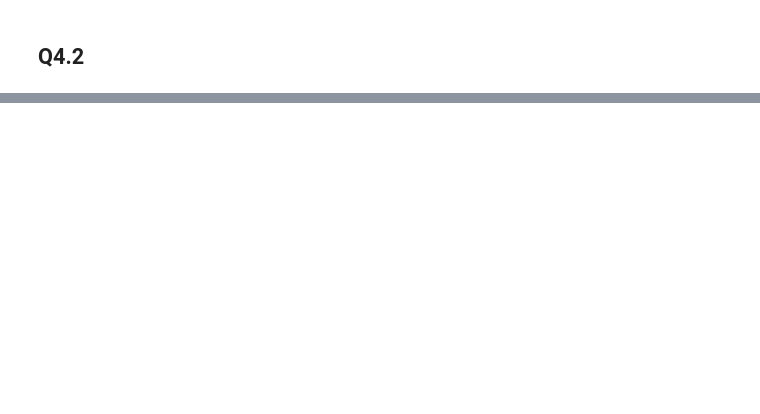
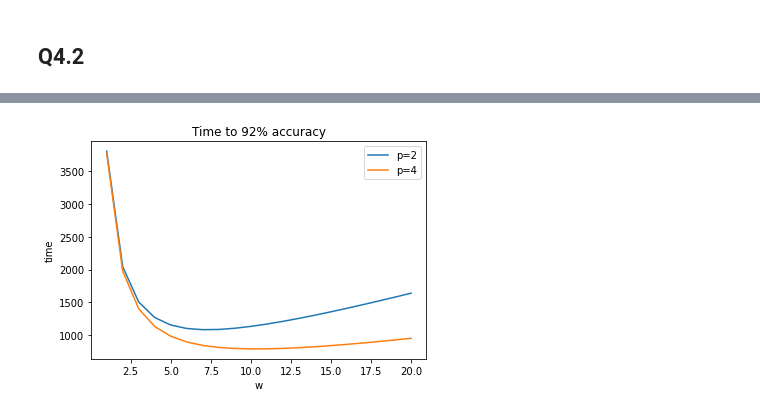
Before and after one commit to codexceed/MS-CS, a Jupyter notebook: Courses/IDLS/hw4/HW4.ipynb, the cells around one changed output, grey strips where cells are left out. Cells and saved outputs as stored; diff of their text form; code cells hidden in the pictures; blank space fills up the shorter version.

```diff
--- a/Courses/IDLS/hw4/HW4.ipynb
+++ b/Courses/IDLS/hw4/HW4.ipynb
@@ -602,0 +919,22 @@ Depth: 56, GPU: V100, Optimus Params: [0.10001268 0.2390411  0.01410085]
+# %%
+def f(p, w):
+    return 1/(theta0*M/w+theta1+theta2*w/p+theta3*w+theta4*p)
+# %%
+workers = np.arange(1,21)
+# %%
+speed_2 = f(2, workers)
+speed_4 = f(4, workers)
+# %%
+time_2 = n/speed_2
+time_4 = n/speed_4
+# %%
+p2 = plt.plot(workers, time_2)
+p4 = plt.plot(workers, time_4)
+plt.title("Time to 92% accuracy")
+plt.xlabel("w")
+plt.ylabel("time")
+plt.legend(labels = ['p=2', 'p=4'], loc = 'best')
+
+plt.show()
+# %% [output]
+[figure, added]
```
Also changed, not shown: parts of 48 cells of this notebook.
